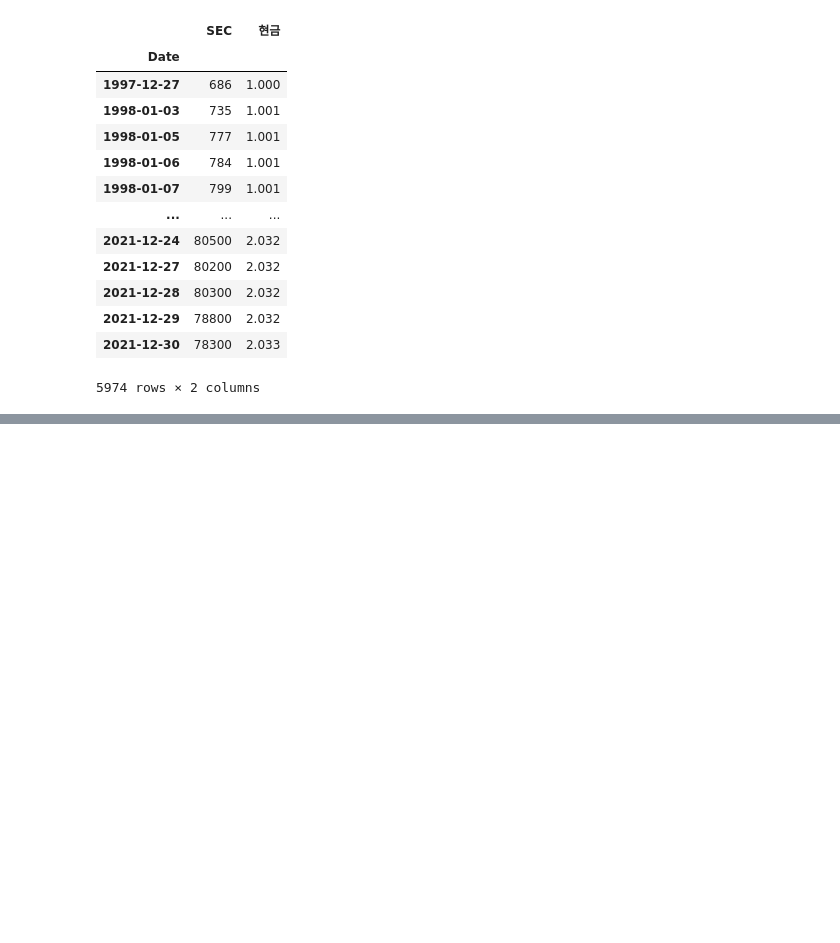
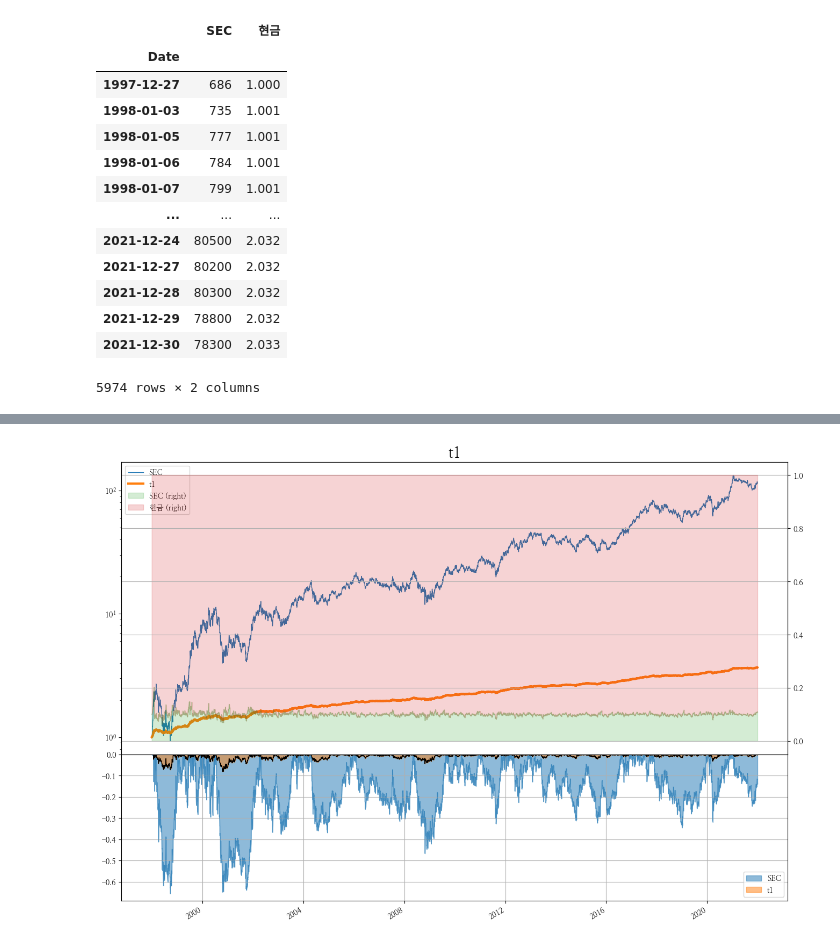
Before and after one commit to hermian/startetf, a Jupyter notebook: 3.10_고정비율투자법.ipynb, the cells around one changed output, grey strips where cells are left out. Cells and saved outputs as stored; diff of their text form; code cells hidden in the pictures; blank space fills up the shorter version.

```diff
--- a/3.10_고정비율투자법.ipynb
+++ b/3.10_고정비율투자법.ipynb
@@ -83,0 +97,4 @@ data
+# %%
+t1 = strategy("t1",   data, 0.1, 0.9)
+# %%
+r1 = bt.run(t1)
@@ -83,0 +121,4 @@ data
+# %%
+bt_sec = long_only_ew(data, ['SEC'], "SEC")
+# %%
+r_all = bt.run(bt_sec, t1)
@@ -83,0 +147,4 @@ data
+# %%
+plot_assets(r_all, s, e, "t1")
+# %% [output]
+[figure, added]
```
Also changed, not shown: parts of 4 cells of this notebook.
